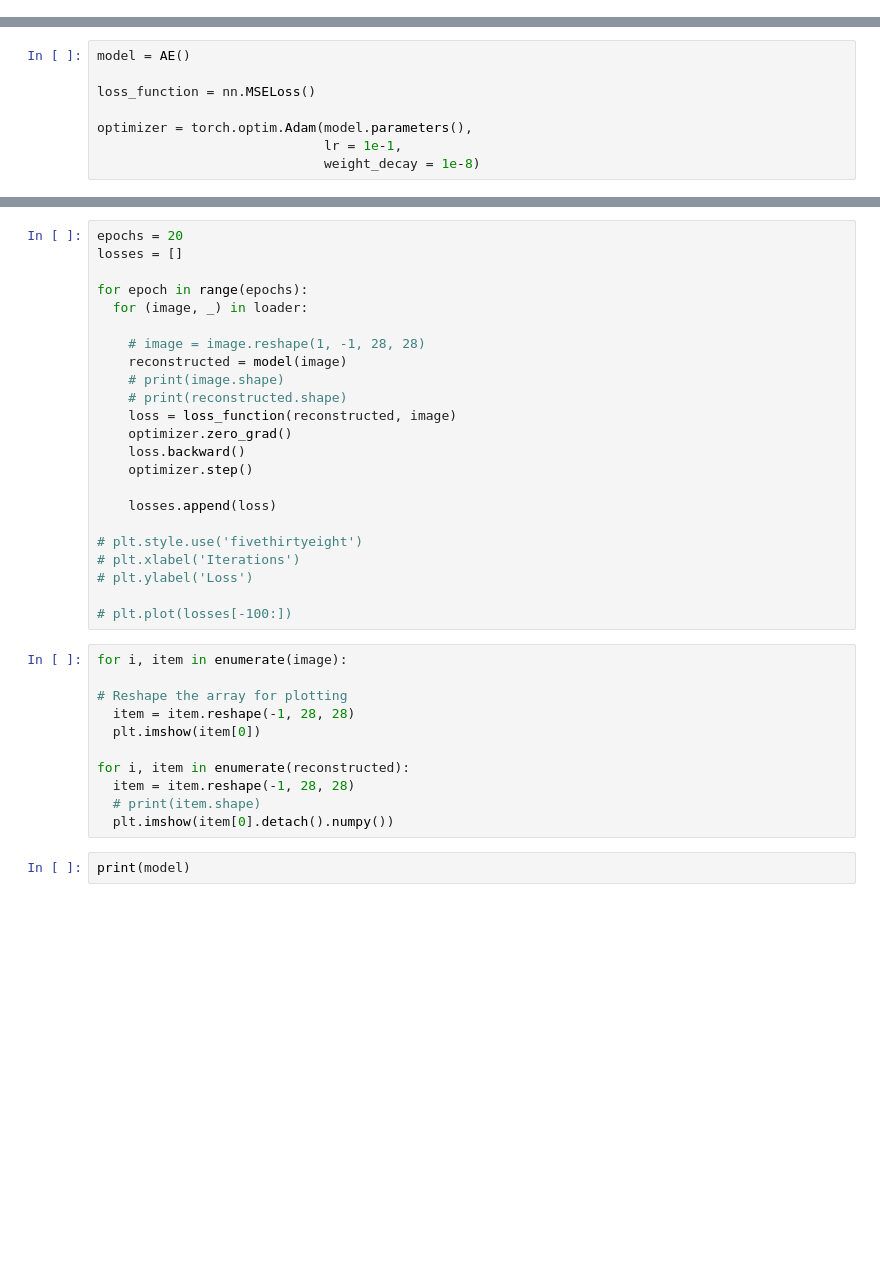
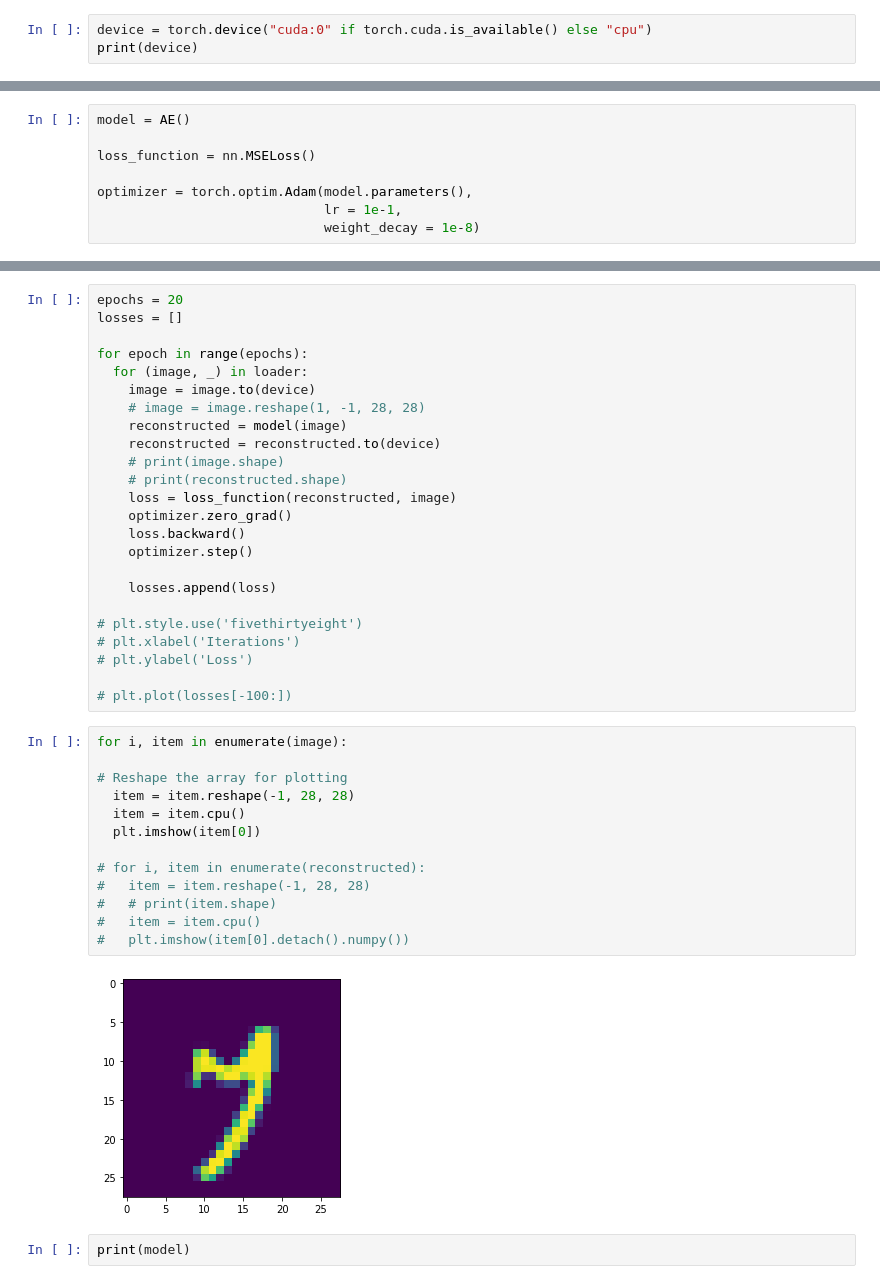
Before and after one commit to satani99/generative_deep_learning, a Jupyter notebook: 03_variational_autoencoders.ipynb, the cells around one changed output, grey strips where cells are left out. Cells and saved outputs as stored; diff of their text form; blank space fills up the shorter version.

```diff
--- a/03_variational_autoencoders.ipynb
+++ b/03_variational_autoencoders.ipynb
@@ -192,3 +192,6 @@ class AE_One(nn.Module):
     encoded = self.encoder(x)
     decoded = self.decoder(encoded)
     return decoded
+# %%
+device = torch.device("cuda:0" if torch.cuda.is_available() else "cpu")
+print(device)
@@ -206,9 +234,10 @@ losses = []
 
 for epoch in range(epochs):
   for (image, _) in loader:
-
+    image = image.to(device)
     # image = image.reshape(1, -1, 28, 28)
     reconstructed = model(image)
+    reconstructed = reconstructed.to(device)
     # print(image.shape)
     # print(reconstructed.shape)
     loss = loss_function(reconstructed, image)
@@ -226,14 +255,18 @@ for epoch in range(epochs):
 # %%
 for i, item in enumerate(image):
 
 # Reshape the array for plotting
   item = item.reshape(-1, 28, 28)
+  item = item.cpu()
   plt.imshow(item[0])
 
-for i, item in enumerate(reconstructed):
-  item = item.reshape(-1, 28, 28)
-  # print(item.shape)
-  plt.imshow(item[0].detach().numpy())
+# for i, item in enumerate(reconstructed):
+#   item = item.reshape(-1, 28, 28)
+#   # print(item.shape)
+#   item = item.cpu()
+#   plt.imshow(item[0].detach().numpy())
+# %% [output]
+[figure, added]
 # %%
 print(model)
 # %%
```
Also changed, not shown: parts of 6 cells of this notebook.
